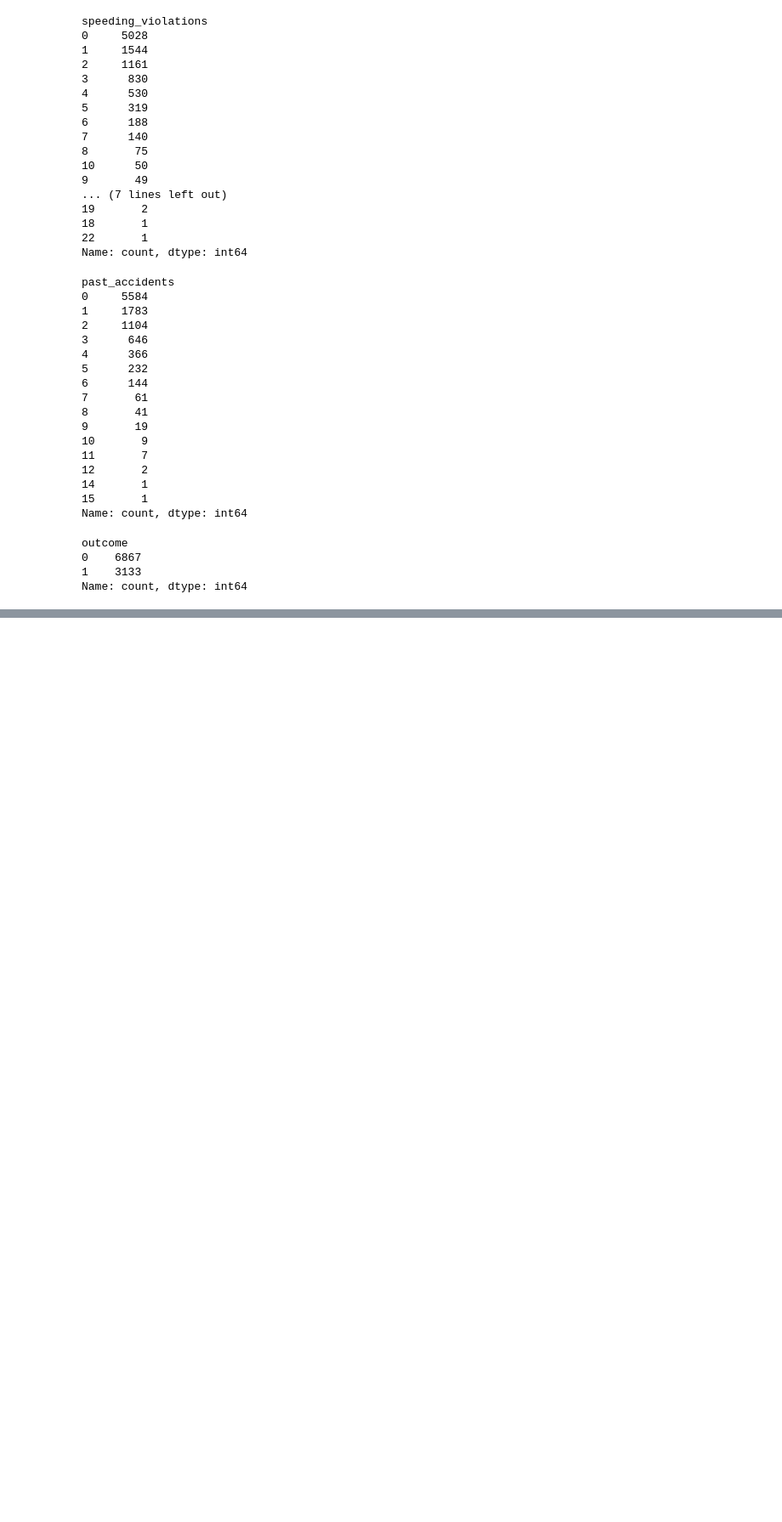
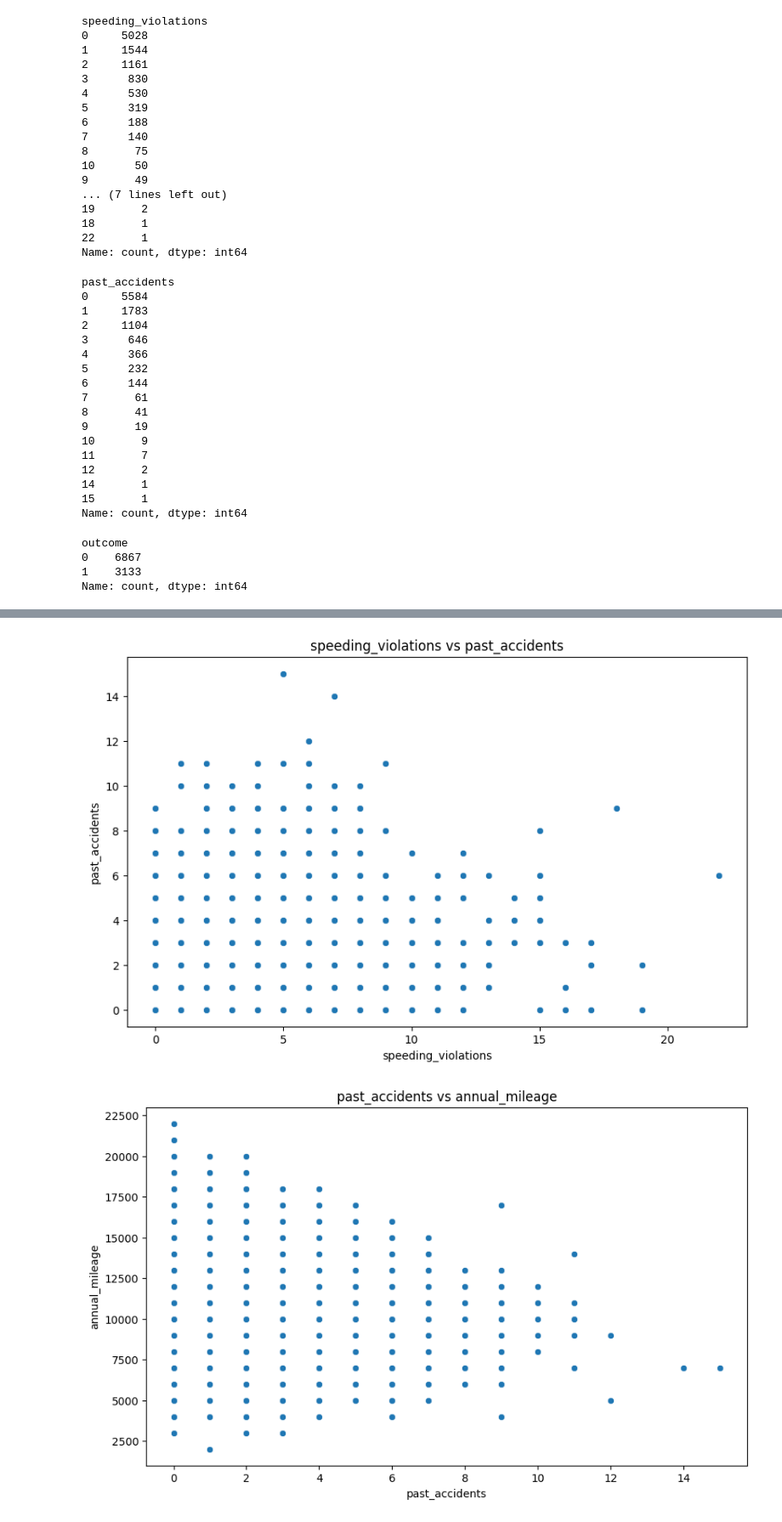
Before and after one commit to bhavesh2205/MLOps-Vehicle-Insurance-Claim-Prediction, a Jupyter notebook: analysis/EDA.ipynb, the cells around one changed output, grey strips where cells are left out. Shown at 85% size. Cells and saved outputs as stored; diff of their text form; code cells hidden in the pictures; blank space fills up the shorter version.

```diff
--- a/analysis/EDA.ipynb
+++ b/analysis/EDA.ipynb
@@ -283,0 +356,21 @@ df.describe(exclude=["int64", "float64"])
+# %%
+from analysis.bivariate_analysis import BivariateAnalyzer, NumericalVsNumericalAnalysis, CategoricalVsNumericalAnalysis
+
+bivariate_analyzer = BivariateAnalyzer(NumericalVsNumericalAnalysis())
+bivariate_analyzer.execute_analysis(df, 'speeding_violations', 'past_accidents')
+bivariate_analyzer.execute_analysis(df, 'past_accidents', 'annual_mileage')
+bivariate_analyzer.execute_analysis(df, 'credit_score', 'annual_mileage')
+
+
+
+
+bivariate_analyzer = BivariateAnalyzer(CategoricalVsNumericalAnalysis())
+bivariate_analyzer.execute_analysis(df, 'gender', 'annual_mileage')
+bivariate_analyzer.execute_analysis(df, 'education', 'annual_mileage')
+bivariate_analyzer.execute_analysis(df, 'income', 'annual_mileage')
+bivariate_analyzer.execute_analysis(df, 'driving_experience', 'annual_mileage')
+bivariate_analyzer.execute_analysis(df, 'vehicle_ownership', 'annual_mileage')
+bivariate_analyzer.execute_analysis(df, 'vehicle_year', 'annual_mileage')
+# %% [output]
+[figure, added]
+[figure, added]
```
Also changed, not shown: parts of 17 cells of this notebook, 16 other files.
